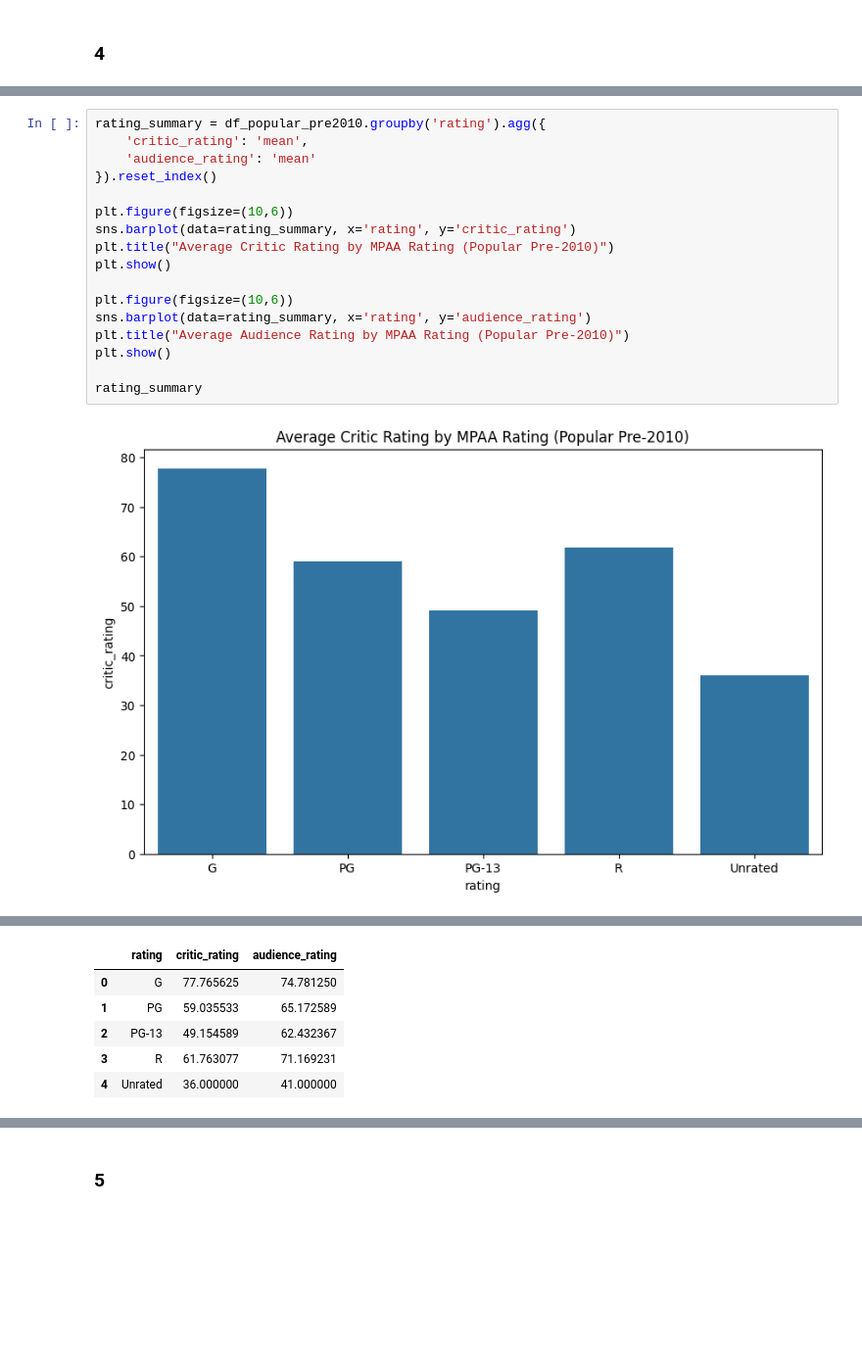
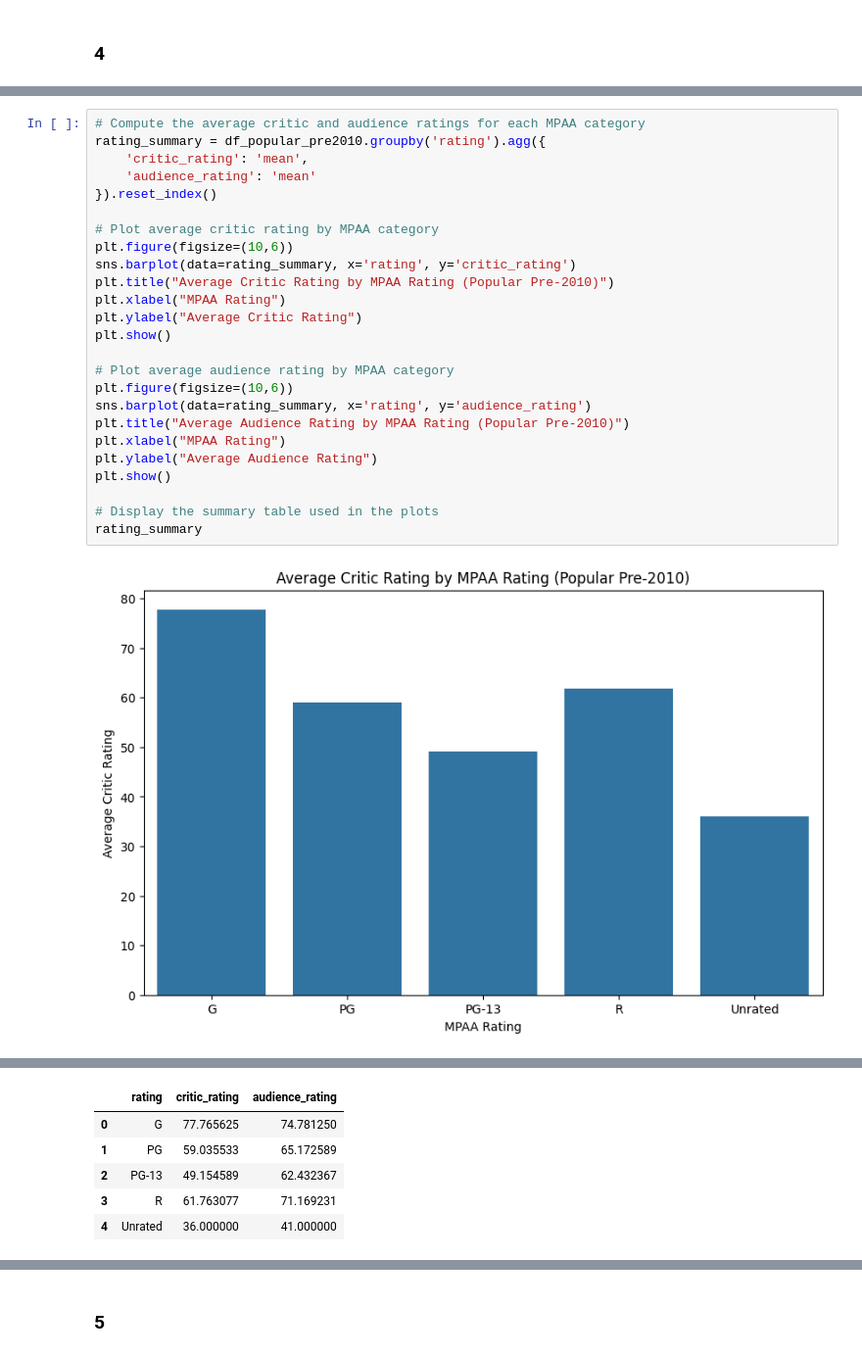
Before and after one commit to fxiong3/mlds422-final-project, a Jupyter notebook: notebook/analysis_and_modeling.ipynb, the cells around one changed output, grey strips where cells are left out. Shown: that part at 98% size. Saved outputs shown, nothing was run; the diff lists cells and outputs as text; blank space fills up the shorter version.

```diff
--- a/notebook/analysis_and_modeling.ipynb
+++ b/notebook/analysis_and_modeling.ipynb
@@ -253,21 +323,29 @@ G          0.063936
 Unrated    0.000999
 Name: proportion, dtype: float64
 # %%
+# Compute the average critic and audience ratings for each MPAA category
 rating_summary = df_popular_pre2010.groupby('rating').agg({
     'critic_rating': 'mean',
     'audience_rating': 'mean'
 }).reset_index()
 
+# Plot average critic rating by MPAA category
 plt.figure(figsize=(10,6))
 sns.barplot(data=rating_summary, x='rating', y='critic_rating')
 plt.title("Average Critic Rating by MPAA Rating (Popular Pre-2010)")
+plt.xlabel("MPAA Rating")
+plt.ylabel("Average Critic Rating")
 plt.show()
 
+# Plot average audience rating by MPAA category
 plt.figure(figsize=(10,6))
 sns.barplot(data=rating_summary, x='rating', y='audience_rating')
 plt.title("Average Audience Rating by MPAA Rating (Popular Pre-2010)")
+plt.xlabel("MPAA Rating")
+plt.ylabel("Average Audience Rating")
 plt.show()
 
+# Display the summary table used in the plots
 rating_summary
 # %% [output]
-[figure, old version]
+[figure, new version]
```
Also changed, not shown: parts of 37 cells of this notebook, 3 other files.
